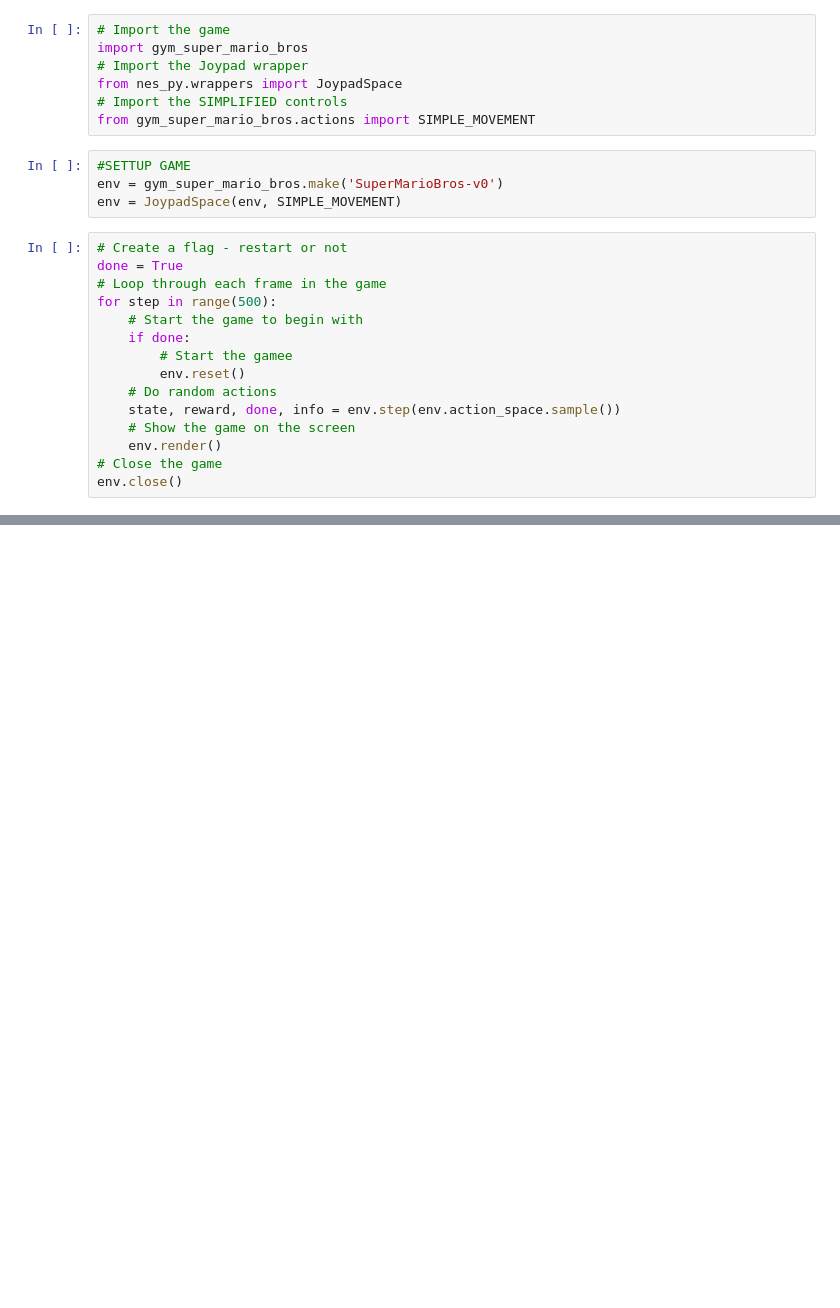
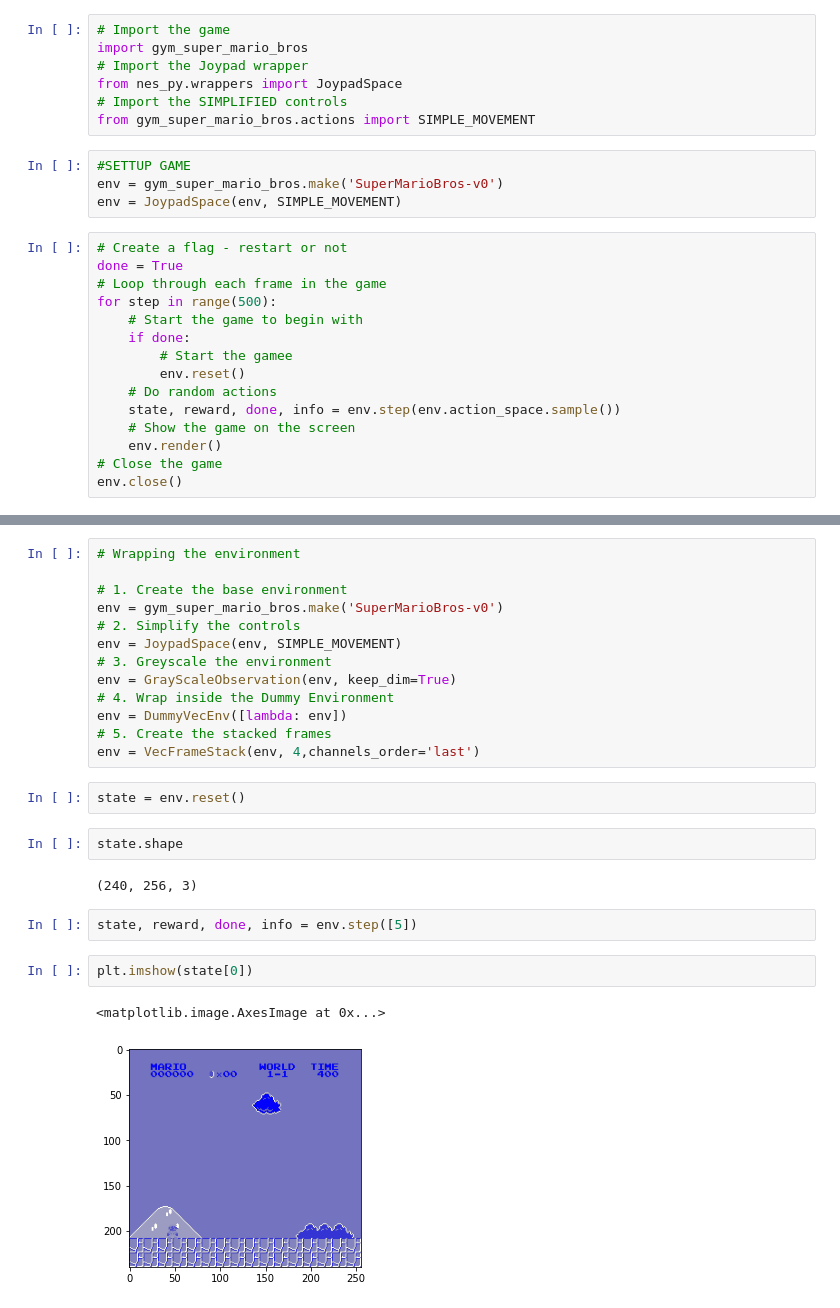
Before and after one commit to akilesh-io/AI-Mario, a Jupyter notebook: mario.ipynb, the cells around one changed output, grey strips where cells are left out. Saved outputs shown, nothing was run; the diff lists cells and outputs as text; blank space fills up the shorter version.

Commit message:
Setup  &  Preprocess done

```diff
--- a/mario.ipynb
+++ b/mario.ipynb
@@ -30,0 +48,26 @@ env.close()
+# %%
+# Wrapping the environment
+
+# 1. Create the base environment
+env = gym_super_mario_bros.make('SuperMarioBros-v0')
+# 2. Simplify the controls
+env = JoypadSpace(env, SIMPLE_MOVEMENT)
+# 3. Greyscale the environment
+env = GrayScaleObservation(env, keep_dim=True)
+# 4. Wrap inside the Dummy Environment
+env = DummyVecEnv([lambda: env])
+# 5. Create the stacked frames
+env = VecFrameStack(env, 4,channels_order='last')
+# %%
+state = env.reset()
+# %%
+state.shape
+# %% [output]
+(240, 256, 3)
+# %%
+state, reward, done, info = env.step([5])
+# %%
+plt.imshow(state[0])
+# %% [output]
+<matplotlib.image.AxesImage at 0x...>
+[figure, added]
```
Also changed, not shown: parts of 11 cells of this notebook.
